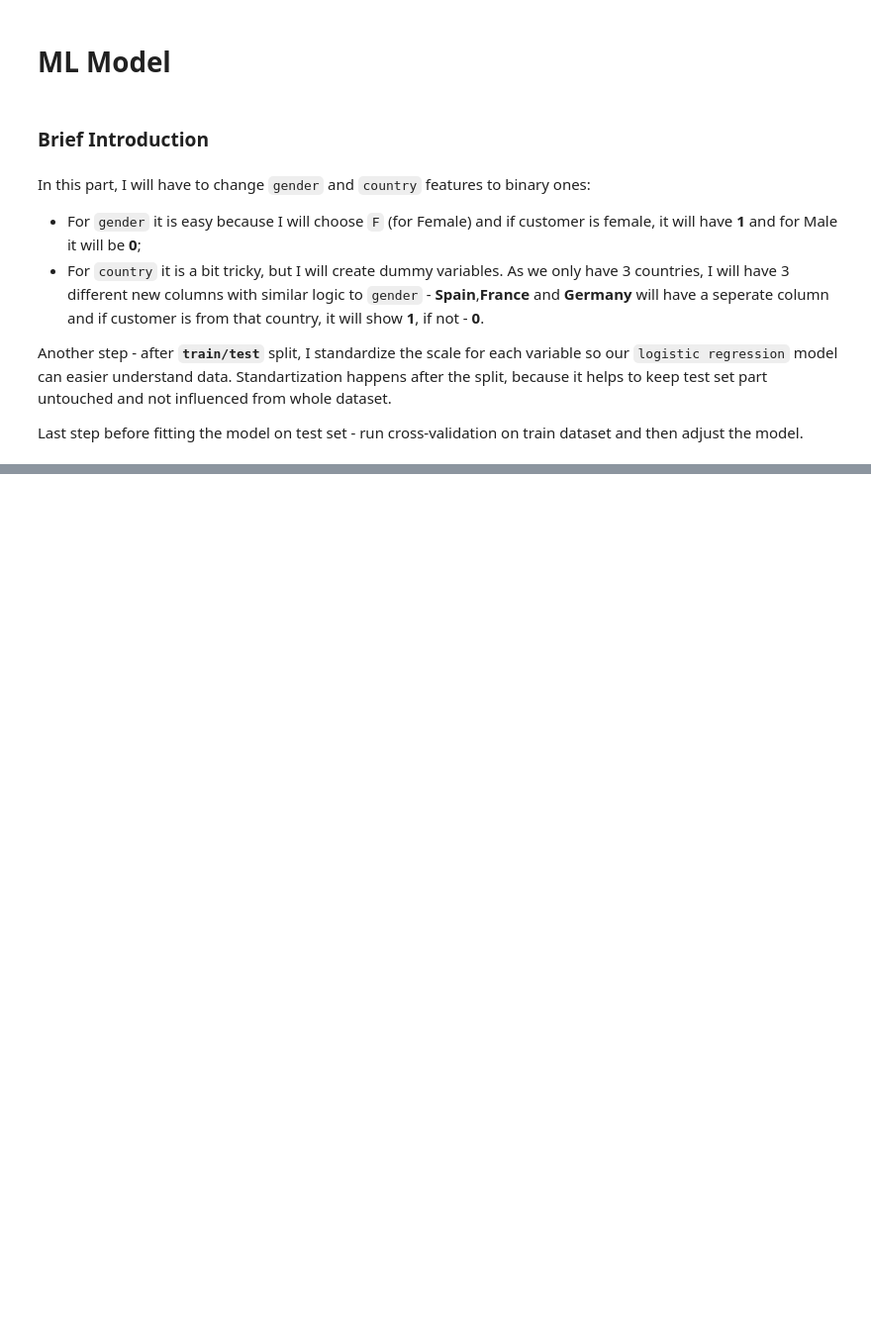
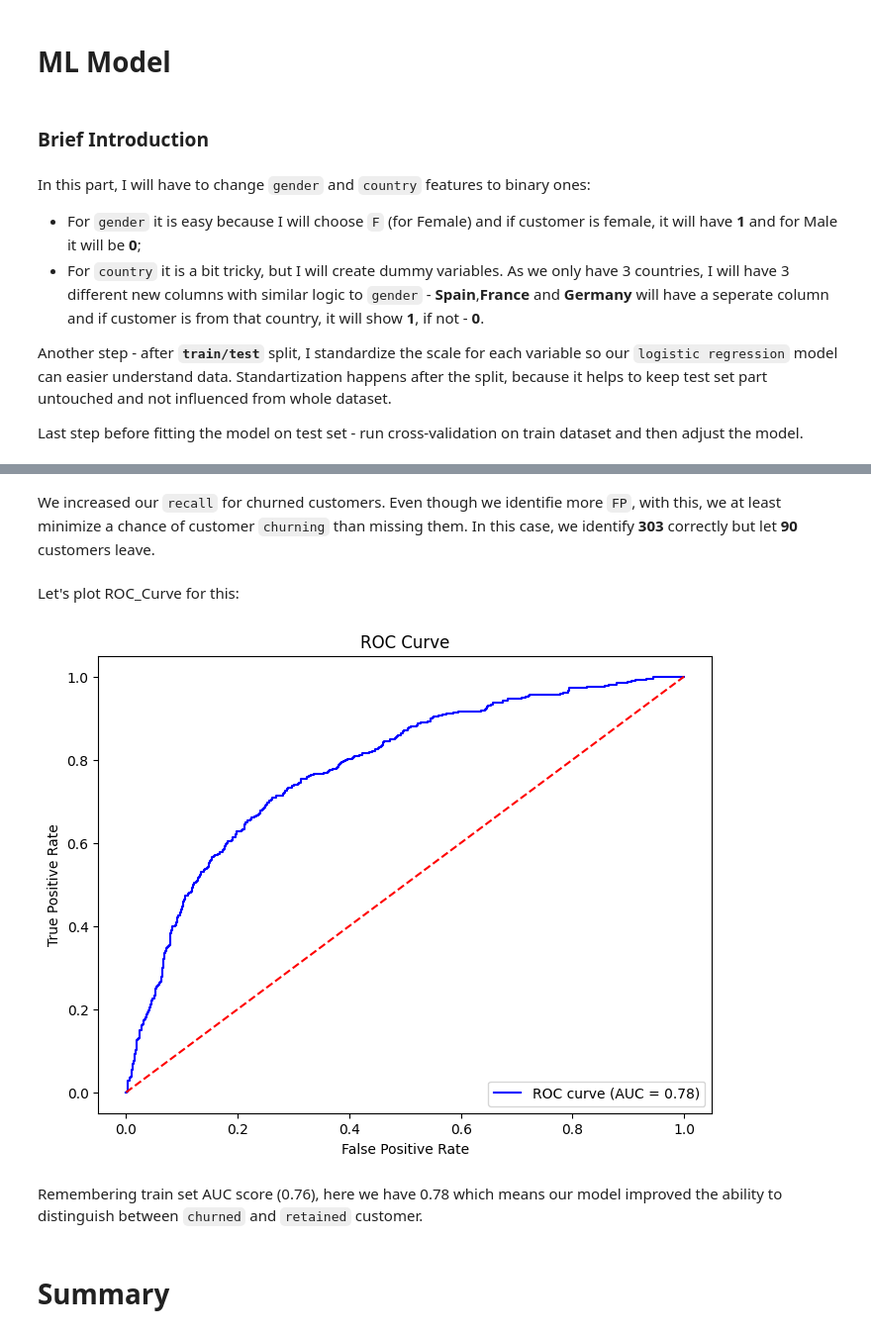
Before and after one commit to ArvydasKacinas/Bank-Customer-Churn, a Jupyter notebook: ML_Notebook.ipynb, the cells around one changed output, grey strips where cells are left out. Shown at 99% size. Saved outputs shown, nothing was run; the diff lists cells and outputs as text; code cells hidden in the pictures; blank space fills up the shorter version.

```diff
--- a/ML_Notebook.ipynb
+++ b/ML_Notebook.ipynb
@@ -313,0 +525,22 @@ Last step before fitting the model on test set - run cross-validation on train d
+# %% [markdown]
+We increased our `recall` for churned customers. Even though we identifie more `FP`, with this, we at least minimize a chance of customer `churning` than missing them. In this case, we identify **303** correctly but let **90** customers leave.
+# %% [markdown]
+Let's plot ROC_Curve for this:
+# %%
+fpr, tpr, thresholds = roc_curve(y_test, y_prob_test)
+auc_score = roc_auc_score(y_test, y_prob_test)
+
+plt.figure(figsize=(8, 6))
+plt.plot(fpr, tpr, color='b', label=f'ROC curve (AUC = {auc_score:.2f})')
+plt.plot([0, 1], [0, 1], color='r', linestyle='--')
+plt.xlabel('False Positive Rate')
+plt.ylabel('True Positive Rate')
+plt.title('ROC Curve')
+plt.legend(loc='lower right')
+plt.show()
+# %% [output]
+[figure, added]
+# %% [markdown]
+Remembering train set AUC score (0.76), here we have 0.78 which means our model improved the ability to distinguish between `churned` and `retained` customer.
+# %% [markdown]
+# Summary
```
Also changed, not shown: parts of 42 cells of this notebook, 2 other files.
